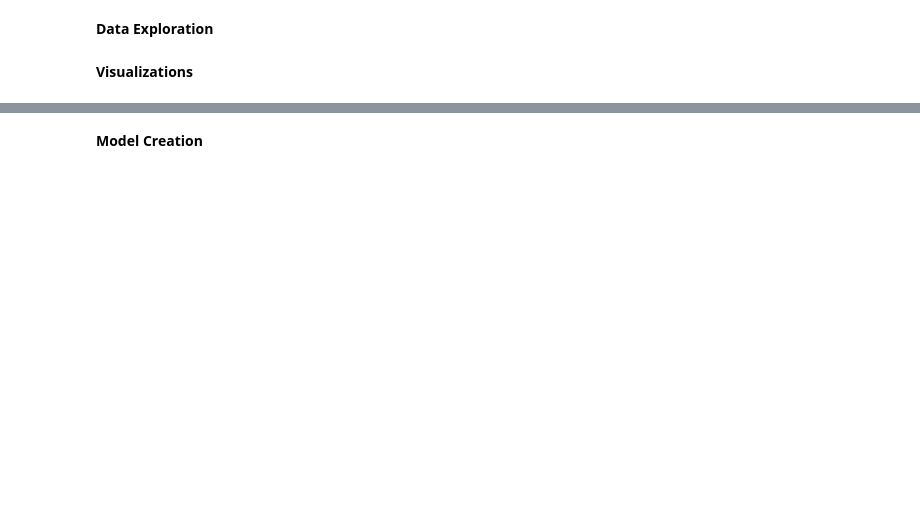
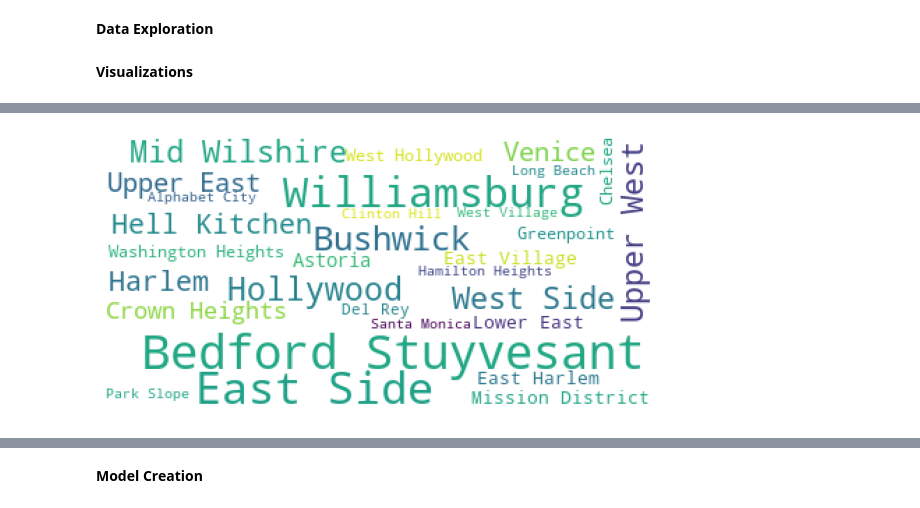
Before and after one commit to BuildWeek-ft-airbnb-6/backend, a Jupyter notebook: model/model.ipynb, the cells around one changed output, grey strips where cells are left out. Drawn from its saved outputs; the diff is of its cells as text; code cells hidden in the pictures; blank space fills up the shorter version.

```diff
--- a/model/model.ipynb
+++ b/model/model.ipynb
@@ -75,0 +93,22 @@ figure = plt.figure(figsize=(10,10))
+# %%
+# Visualizing the 30 cities with the most rooms with a wordcloud.
+
+words = df['neighbourhood'].to_string()
+
+plt.subplots(figsize=(10, 10))
+
+def generate_wordcloud(text):
+    '''
+    This creates a function call that creates the wordcloud
+    '''
+    wordcloud = WordCloud(max_words=30, background_color='white',
+                          relative_scaling = 1,
+                          stopwords = stopwords
+                          ).generate(text)
+    plt.imshow(wordcloud)
+    plt.axis("off")
+    plt.show()
+
+generate_wordcloud(words)
+# %% [output]
+[figure, added]
```
Also changed, not shown: parts of 10 cells of this notebook.
